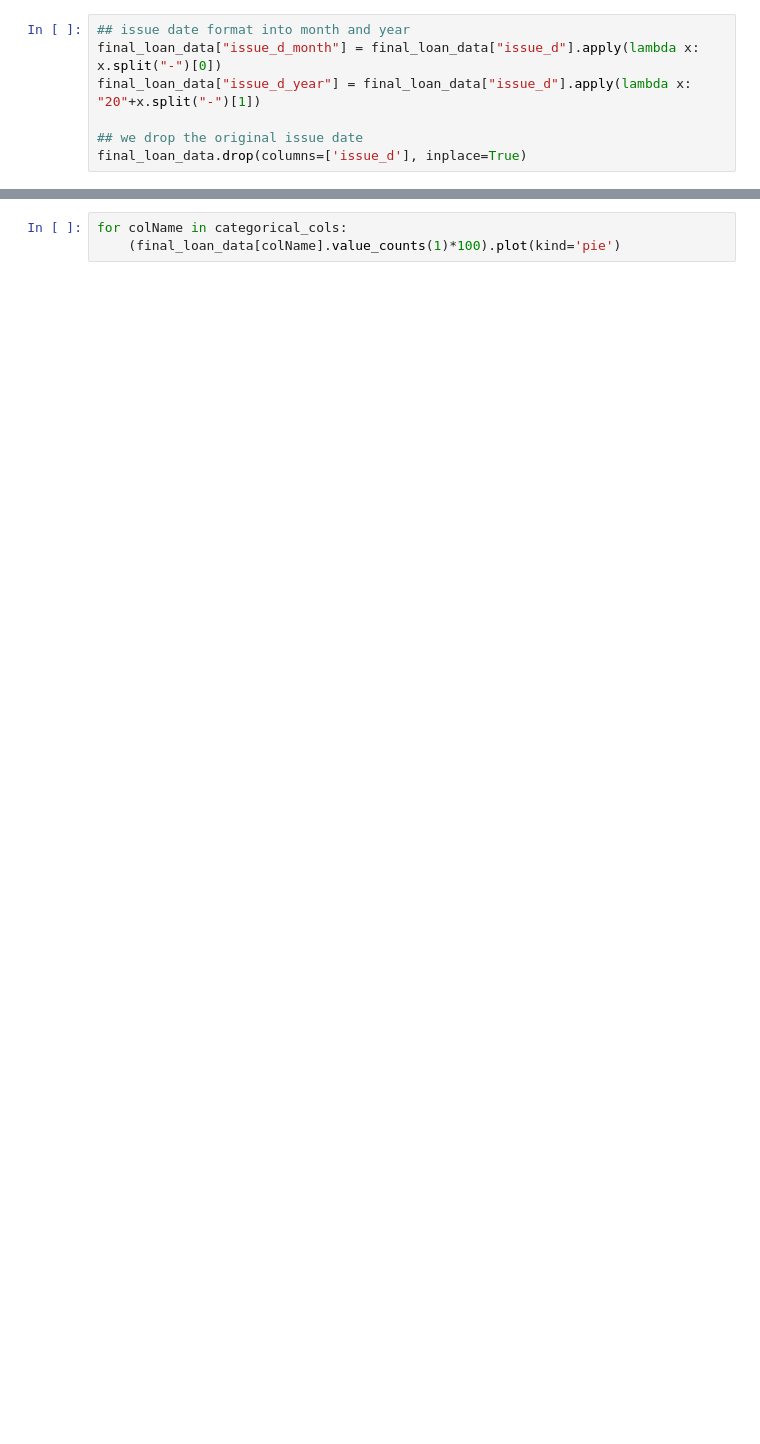
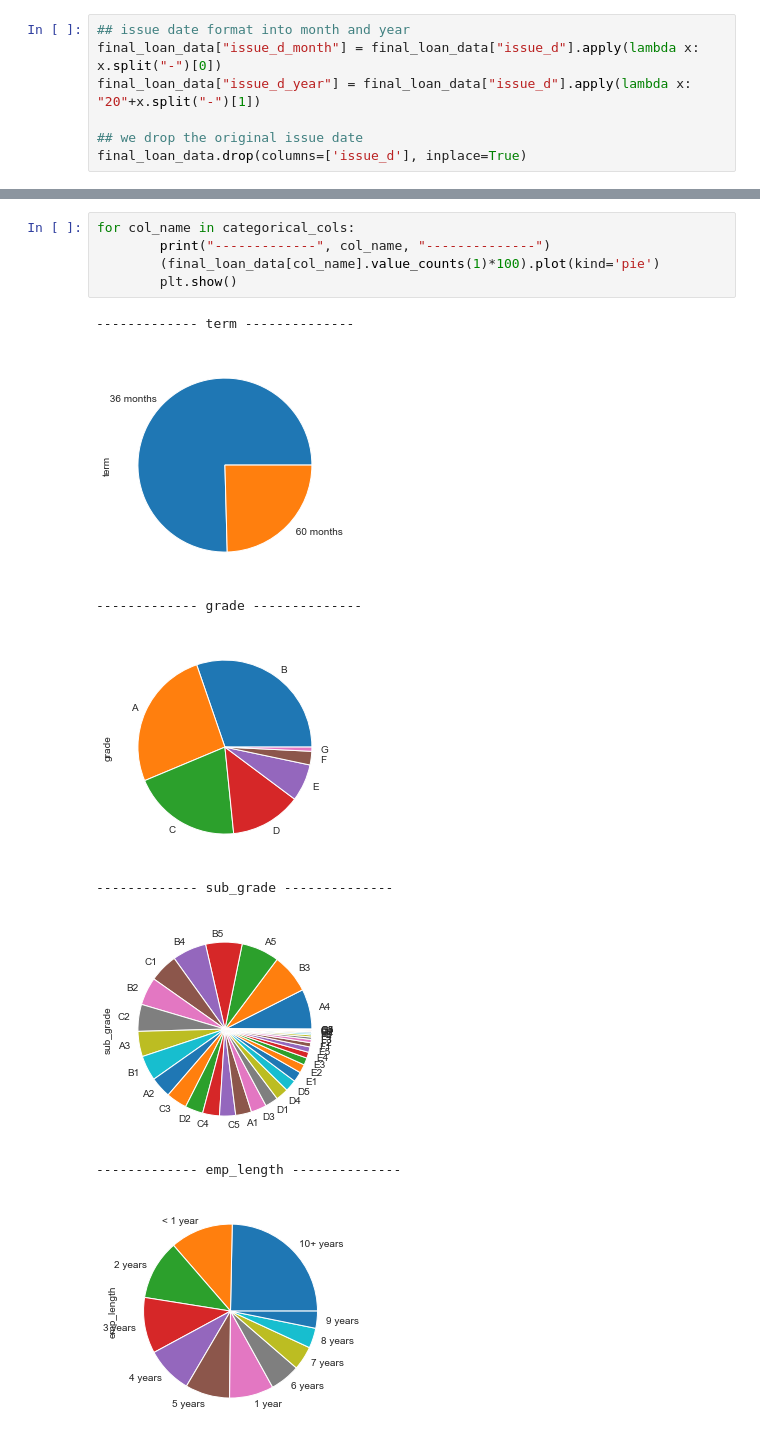
Before and after one commit to vishvmitra/LendingClubCaseStudy, a Jupyter notebook: Group_Facilitator_Vishvmitra_Belsare.ipynb, the cells around one changed output, grey strips where cells are left out. Saved outputs shown, nothing was run; the diff lists cells and outputs as text; blank space fills up the shorter version.

```diff
--- a/Group_Facilitator_Vishvmitra_Belsare.ipynb
+++ b/Group_Facilitator_Vishvmitra_Belsare.ipynb
@@ -233,3 +242,14 @@ continuous_cols = ["loan_amnt","int_rate","annual_inc","dti", "installment"]
 # %%
-for colName in categorical_cols:
-    (final_loan_data[colName].value_counts(1)*100).plot(kind='pie')
+for col_name in categorical_cols:
+        print("-------------", col_name, "--------------")
+        (final_loan_data[col_name].value_counts(1)*100).plot(kind='pie')
+        plt.show()
+# %% [output]
+------------- term --------------
+[figure, added]
+------------- grade --------------
+[figure, added]
+------------- sub_grade --------------
+[figure, added]
+------------- emp_length --------------
+[figure, added]
```
Also changed, not shown: parts of 34 cells of this notebook.
